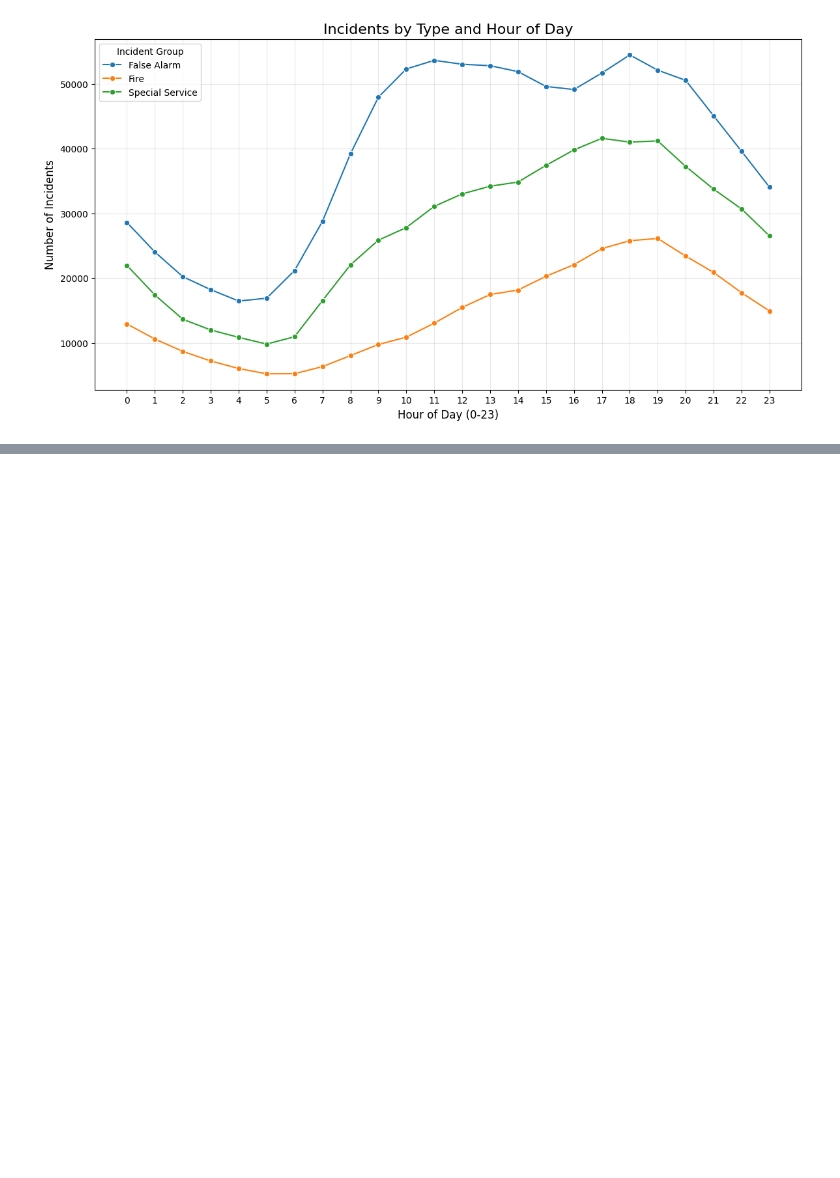
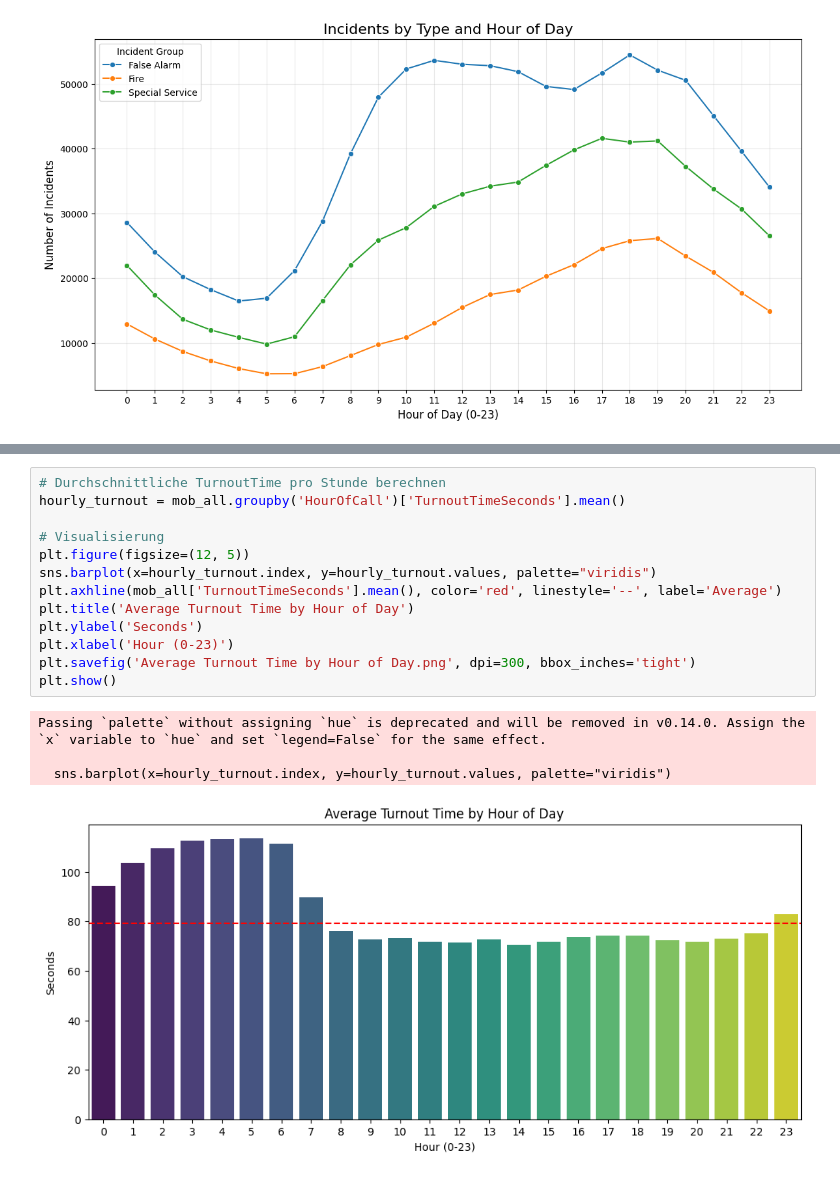
Before and after one commit to Gannnki/mle_liora_london_firefighter, a Jupyter notebook: laura_plots.ipynb, the cells around one changed output, grey strips where cells are left out. Cells and saved outputs as stored; diff of their text form; blank space fills up the shorter version.

```diff
--- a/laura_plots.ipynb
+++ b/laura_plots.ipynb
@@ -191,0 +209,18 @@ plt.show()
+# %%
+# Durchschnittliche TurnoutTime pro Stunde berechnen
+hourly_turnout = mob_all.groupby('HourOfCall')['TurnoutTimeSeconds'].mean()
+
+# Visualisierung
+plt.figure(figsize=(12, 5))
+sns.barplot(x=hourly_turnout.index, y=hourly_turnout.values, palette="viridis")
+plt.axhline(mob_all['TurnoutTimeSeconds'].mean(), color='red', linestyle='--', label='Average')
+plt.title('Average Turnout Time by Hour of Day')
+plt.ylabel('Seconds')
+plt.xlabel('Hour (0-23)')
+plt.savefig('Average Turnout Time by Hour of Day.png', dpi=300, bbox_inches='tight')
+plt.show()
+# %% [output]
+Passing `palette` without assigning `hue` is deprecated and will be removed in v0.14.0. Assign the `x` variable to `hue` and set `legend=False` for the same effect.
+
+  sns.barplot(x=hourly_turnout.index, y=hourly_turnout.values, palette="viridis")
+[figure, added]
```
Also changed, not shown: parts of 3 cells of this notebook, 2 other files.
